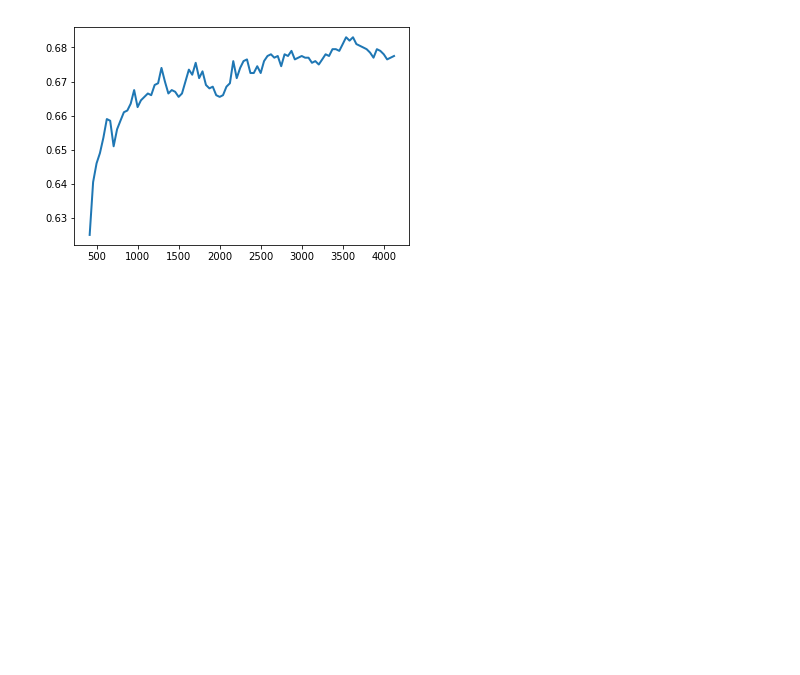
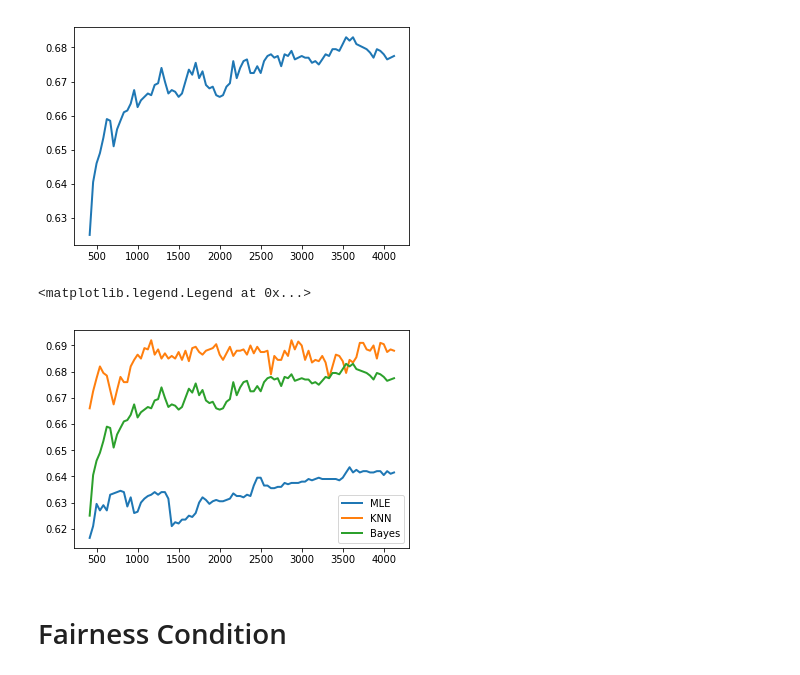
Before and after one commit to anyu0/machine-learning-2020s, a Jupyter notebook: ml_hw_1_5.ipynb, the cells around one changed output. Drawn from its saved outputs; the diff is of its cells as text; code cells hidden in the pictures; blank space fills up the shorter version.

```diff
--- a/ml_hw_1_5.ipynb
+++ b/ml_hw_1_5.ipynb
@@ -236,0 +245,10 @@ plt.plot(x, y_bay, linewidth=2.0)
+# %%
+plt.plot(x, y_mle, linewidth=2.0)
+plt.plot(x, y_knn, linewidth=2.0)
+plt.plot(x, y_bay, linewidth=2.0)
+plt.legend(['MLE', 'KNN', 'Bayes'], loc='lower right')
+# %% [output]
+<matplotlib.legend.Legend at 0x...>
+[figure, added]
+# %% [markdown]
+# Fairness Condition
```
Also changed, not shown: parts of 8 cells of this notebook.
